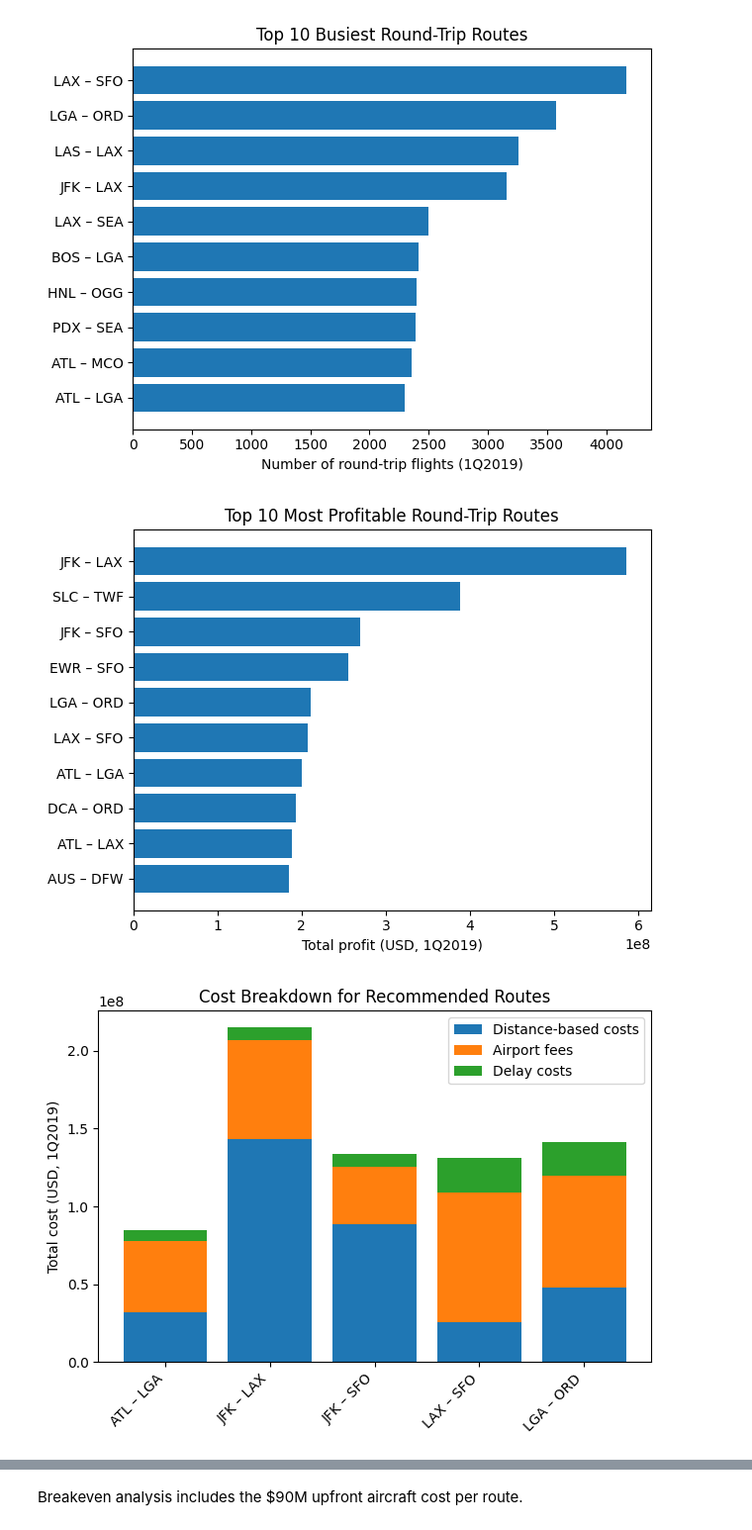
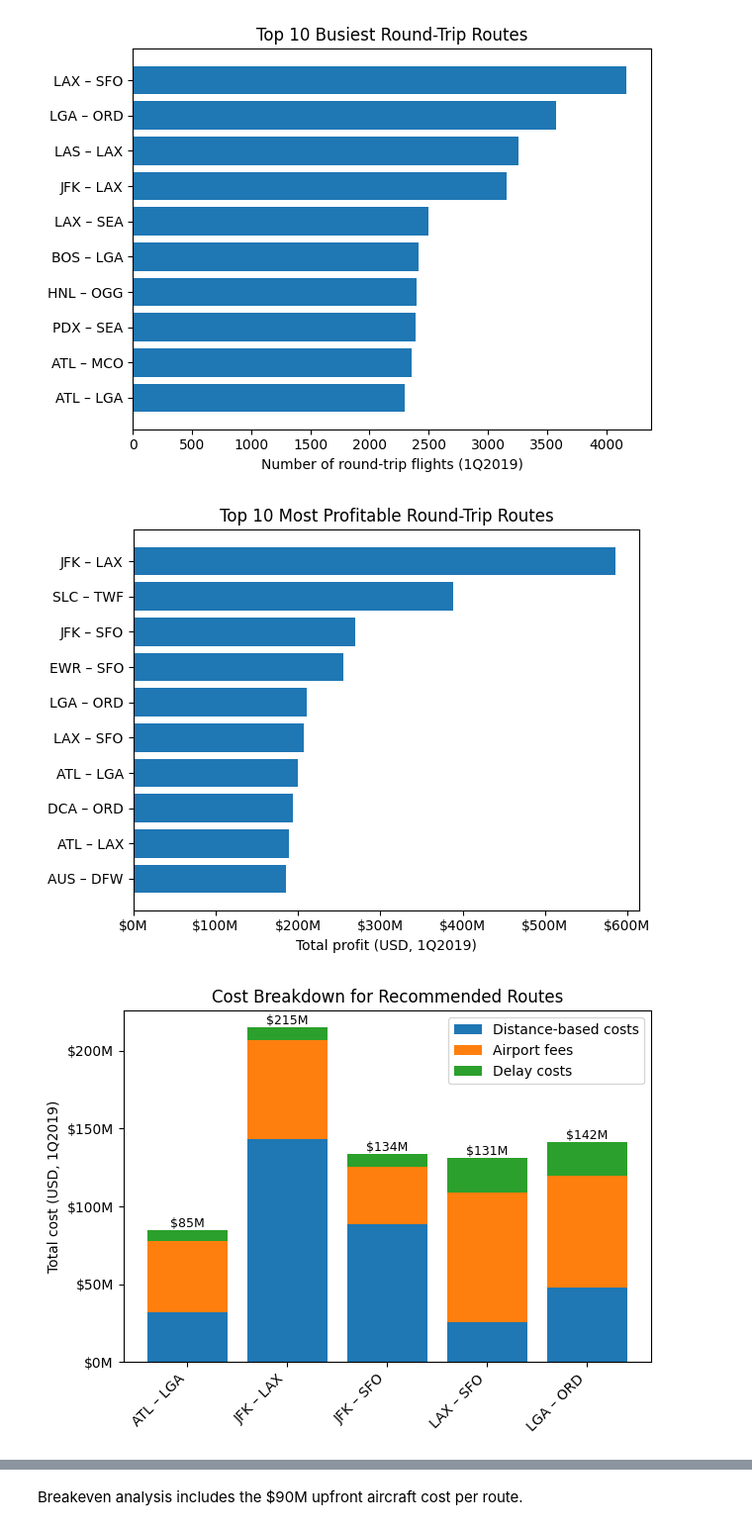
Before and after one commit to midhunjyothis/DA-Airline-Data-Challenge, a Jupyter notebook: notebook.ipynb, the cells around one changed output, grey strips where cells are left out. Shown at 99% size. Cells and saved outputs as stored; diff of their text form; code cells hidden in the pictures.

```diff
--- a/notebook.ipynb
+++ b/notebook.ipynb
@@ -203,14 +203,23 @@ plt.figure()
 plt.barh(labels, top10_profit_sorted["profit"])
 plt.xlabel("Total profit (USD, 1Q2019)")
 plt.title("Top 10 Most Profitable Round-Trip Routes")
+
+import matplotlib.ticker as mtick
+
+ax = plt.gca()
+ax.xaxis.set_major_formatter(
+    mtick.FuncFormatter(lambda x, _: f"${x/1e6:.0f}M")
+)
+
 plt.tight_layout()
 plt.show()
 # %% [output]
-[figure, old version]
+[figure, new version]
 # %%
 # Chart 3: Cost breakdown for recommended routes
 
 import matplotlib.pyplot as plt
+import matplotlib.ticker as mtick
 
 recommended = route_costs.loc[
     route_costs.set_index(["AIRPORT_A", "AIRPORT_B"]).index.isin(
@@ -228,34 +237,58 @@ labels = recommended["AIRPORT_A"] + " – " + recommended["AIRPORT_B"]
 
 plt.figure()
 plt.bar(
     labels,
     recommended["total_distance_cost"],
     label="Distance-based costs",
 )
 plt.bar(
     labels,
     recommended["total_airport_fees"],
     bottom=recommended["total_distance_cost"],
     label="Airport fees",
 )
 plt.bar(
     labels,
     recommended["total_delay_cost"],
     bottom=(
         recommended["total_distance_cost"]
         + recommended["total_airport_fees"]
     ),
     label="Delay costs",
 )
 
 plt.ylabel("Total cost (USD, 1Q2019)")
 plt.title("Cost Breakdown for Recommended Routes")
 plt.xticks(rotation=45, ha="right")
 plt.legend()
+
+# === format y-axis as $M ===
+ax = plt.gca()
+ax.yaxis.set_major_formatter(
+    mtick.FuncFormatter(lambda x, _: f"${x/1e6:.0f}M")
+)
+
+# === add total cost labels at top of each bar ===
+totals = (
+    recommended["total_distance_cost"]
+    + recommended["total_airport_fees"]
+    + recommended["total_delay_cost"]
+)
+
+for i, total in enumerate(totals):
+    ax.text(
+        i,
+        total,
+        f"${total/1e6:.0f}M",
+        ha="center",
+        va="bottom",
+        fontsize=9,
+    )
+
 plt.tight_layout()
 plt.show()
 # %% [output]
-[figure, old version]
+[figure, new version]
 # %%
 # Chart 4: Breakeven round-trip comparison
 
```
Also changed, not shown: parts of 1 cell of this notebook, 3 other files.
